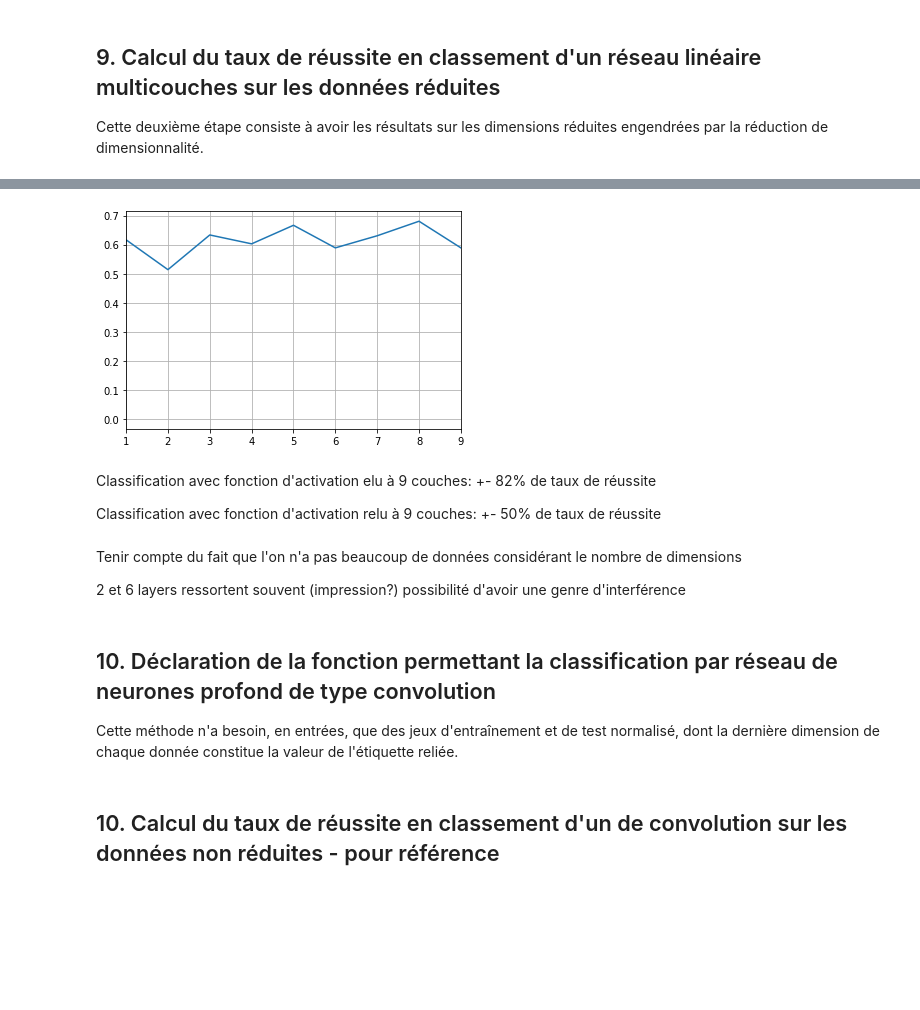
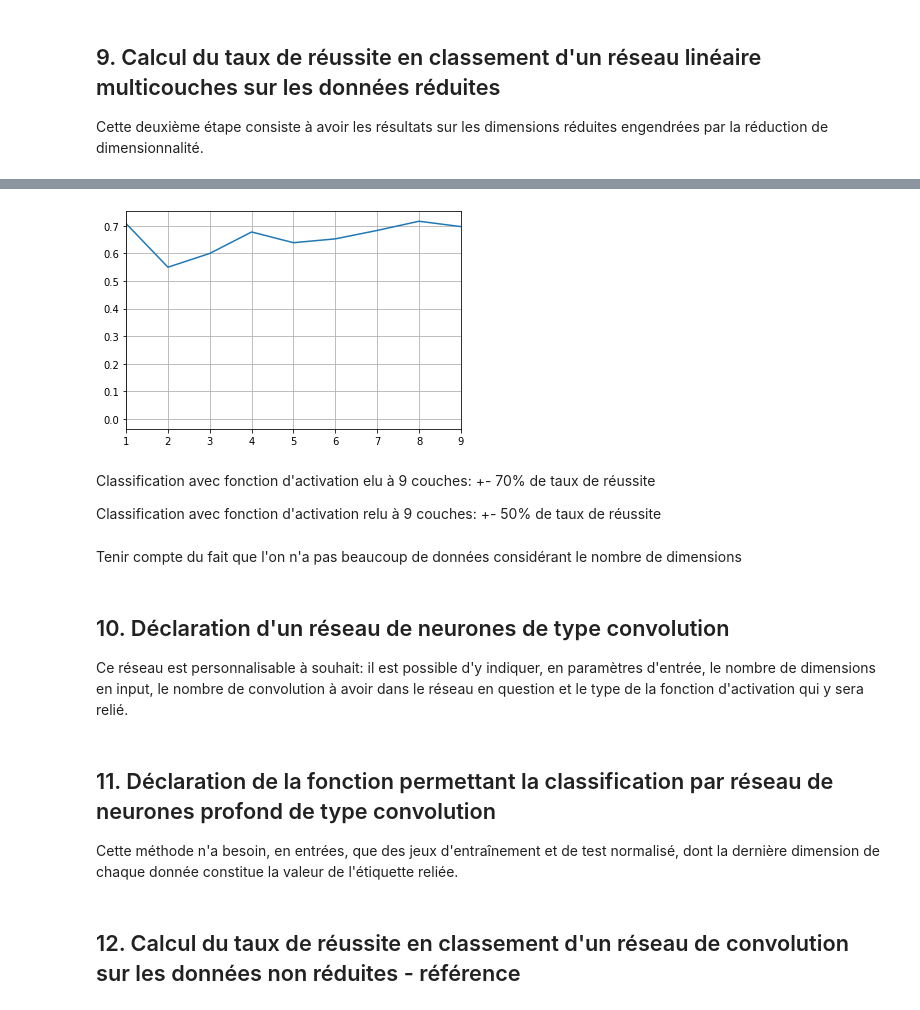
Before and after one commit to benjaminMatteJean/Projet4101, a Jupyter notebook: Deep_learning_for_classification.ipynb, the cells around one changed output, grey strips where cells are left out. Saved outputs shown, nothing was run; the diff lists cells and outputs as text; code cells hidden in the pictures; blank space fills up the shorter version.

Commit message:
convolution is working

```diff
--- a/Deep_learning_for_classification.ipynb
+++ b/Deep_learning_for_classification.ipynb
@@ -148,7 +148,7 @@ class RAMQNetBase(nn.Module):
 ## 4.2 Déclaration d'un réseau de neurones de type linéraire: multicouches
 Ce réseau est personnalisable à souhait: il est possible d'y indiquer, en paramètres d'entrée, le nombre de dimensions en input, le nombre de couches linéaires à avoir dans le réseau en question et le type de la fonction d'activation qui y sera relié.
 # %%
-class RAMQNet(nn.Module):
+class RAMQNetLinear(nn.Module):
     """
     Cette classe définit un réseau permettant de classifier des données de la RAMQ
     """
@@ -193,11 +193,11 @@ class RAMQNet(nn.Module):
 ## 5. Déclaration de la fonction permettant l'affichage du pourcentage d'efficacité en classement selon 1 à 9 couches d'un réseau de neurones "x"
 Cette méthode n'a besoin, en entrées, que d'un tableau des pourcentages d'efficacité pour 0 à 9 couches.
 # %%
-def plot_results(test_accu):
+def plot_results(test_accu, start, end):
     fig = pyplot.figure()
     ax = fig.add_subplot(1, 1, 1)
     ax.plot(test_accu, label='Test accuracy')
-    ax.set_xlim(1, 9)
+    ax.set_xlim(start, end)
     pyplot.grid()
 
     pyplot.show()
@@ -205,7 +205,7 @@ def plot_results(test_accu):
 ## 6. Déclaration de la fonction permettant la classification par réseau de neurones profond de type multicouches linéaire
 Cette méthode n'a besoin, en entrées, que des jeux d'entraînement et de test normalisé, dont la dernière dimension de chaque donnée constitue la valeur de l'étiquette reliée.
 # %%
-def compute_linear_results(X_train, X_test, ):
+def compute_linear_results(X_train, X_test):
     # Définit si cuda est utilisé ou non
     # mettre cuda pour utiliser un GPU
     device = "cpu" #if torch.cuda.is_available() else "cpu"
@@ -234,11 +234,11 @@ def compute_linear_results(X_train, X_test, ):
     test_accu = []
     test_accu.append(0)
 
-    # Instancier un réseau RAMQNet
+    # Instancier un réseau RAMQNetLinear
     # dans une variable nommée "model"
     for i in range(1,10):
         print("Je vais utiliser " + str(i) + " layers")
-        model = RAMQNet(dimensions, i)
+        model = RAMQNetLinear(dimensions, i)
 
         # Tranfert le réseau au bon endroit
         model.to(device)
@@ -289,7 +289,7 @@ def compute_linear_results(X_train, X_test, ):
         test_acc = compute_accuracy(model, test_loader, device)
         print(' [-] test acc. {:.6f}%'.format(test_acc * 100))
         test_accu.append(test_acc)
-    plot_results(test_accu)
+    plot_results(test_accu, 1, 9)
 # %% [markdown]
 ## 7. Calcul du taux de réussite en classement d'un SVM linéaire de base sur les données non réduites - pour référence
 # %%
@@ -329,7 +329,7 @@ Je vais utiliser 1 layers
 ## 9. Calcul du taux de réussite en classement d'un réseau linéaire multicouches sur les données réduites
 Cette deuxième étape consiste à avoir les résultats sur les dimensions réduites engendrées par la réduction de dimensionnalité.
 # %%
-reducedData = numpy.load('labeled_reduit_50dim.npy')
+reducedData = numpy.load('labeled_reduit_100dim.npy')
 numberOfData = reducedData.shape[0]
 dimensions = reducedData.shape[1]
 
@@ -361,9 +361,10 @@ Je vais utiliser 1 layers
-[figure, old version]
+[figure, new version]
 # %% [markdown]
-Classification avec fonction d'activation elu à 9 couches: +- 82% de taux de réussite
+Classification avec fonction d'activation elu à 9 couches: +- 70% de taux de réussite
 
 Classification avec fonction d'activation relu à 9 couches: +- 50% de taux de réussite
 # %% [markdown]
 Tenir compte du fait que l'on n'a pas beaucoup de données considérant le nombre de dimensions
-
-2 et 6 layers ressortent souvent (impression?) possibilité d'avoir une genre d'interférence
+# %% [markdown]
+## 10. Déclaration d'un réseau de neurones de type convolution
+Ce réseau est personnalisable à souhait: il est possible d'y indiquer, en paramètres d'entrée, le nombre de dimensions en input, le nombre de convolution à avoir dans le réseau en question et le type de la fonction d'activation qui y sera relié.
@@ -370,3 +413,3 @@ Tenir compte du fait que l'on n'a pas beaucoup de données considérant le nombr
 # %% [markdown]
-## 10. Déclaration de la fonction permettant la classification par réseau de neurones profond de type convolution
+## 11. Déclaration de la fonction permettant la classification par réseau de neurones profond de type convolution
 Cette méthode n'a besoin, en entrées, que des jeux d'entraînement et de test normalisé, dont la dernière dimension de chaque donnée constitue la valeur de l'étiquette reliée.
@@ -373,2 +538,2 @@ Cette méthode n'a besoin, en entrées, que des jeux d'entraînement et de test
 # %% [markdown]
-## 10. Calcul du taux de réussite en classement d'un de convolution sur les données non réduites - pour référence
+## 12. Calcul du taux de réussite en classement d'un réseau de convolution sur les données non réduites - référence
```
Also changed, not shown: parts of 7 cells of this notebook.
